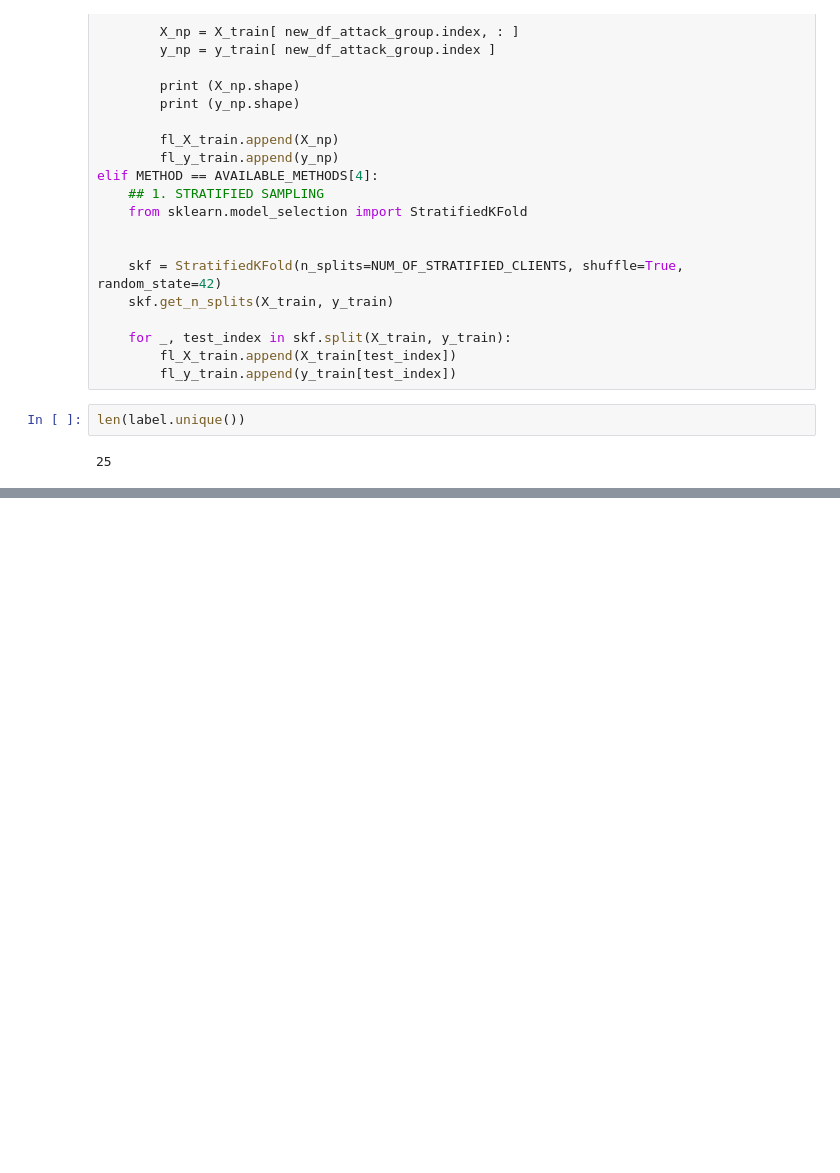
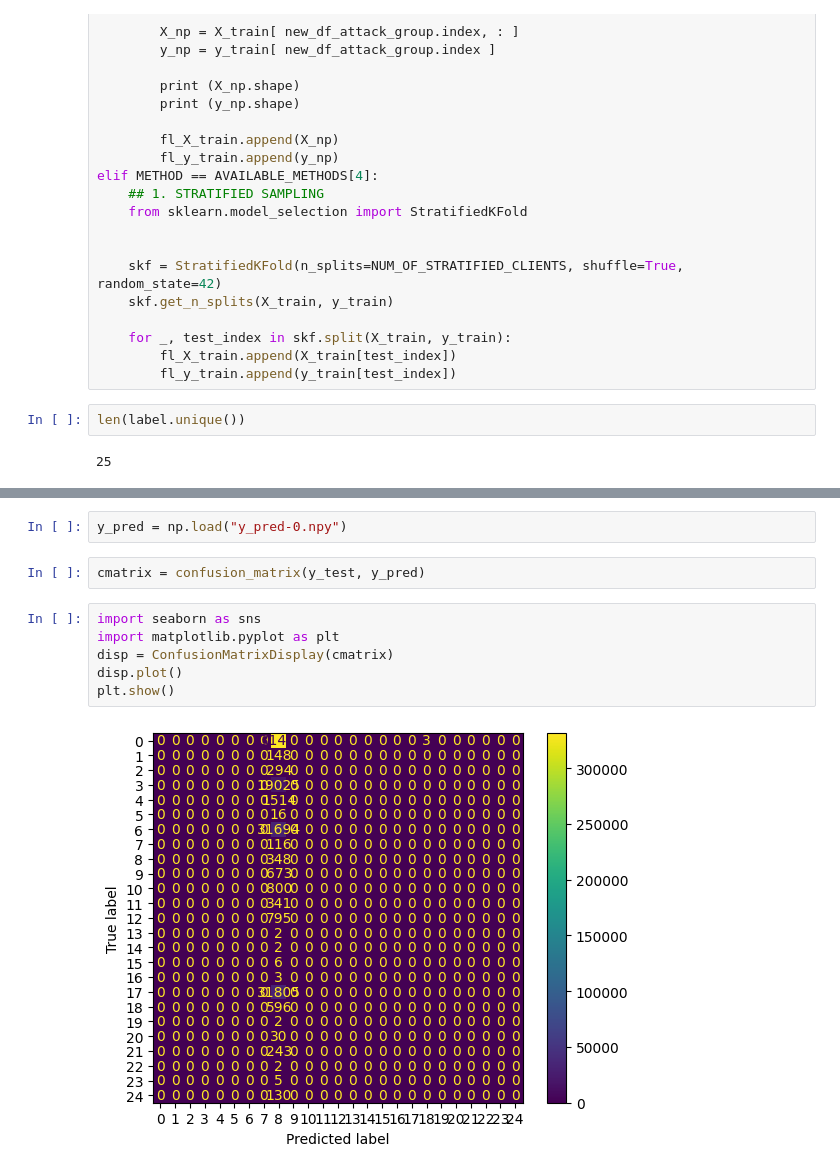
Before and after one commit to pa-legg/federated_learning, a Jupyter notebook: 05-fl_cicids_experimentation.ipynb, the cells around one changed output, grey strips where cells are left out. Cells and saved outputs as stored; diff of their text form; blank space fills up the shorter version.

```diff
--- a/05-fl_cicids_experimentation.ipynb
+++ b/05-fl_cicids_experimentation.ipynb
@@ -341,0 +352,12 @@ UnboundLocalError: local variable 'confusion_matrix' referenced before assignmen
+# %%
+y_pred = np.load("y_pred-0.npy")
+# %%
+cmatrix = confusion_matrix(y_test, y_pred)
+# %%
+import seaborn as sns
+import matplotlib.pyplot as plt
+disp = ConfusionMatrixDisplay(cmatrix)
+disp.plot()
+plt.show()
+# %% [output]
+[figure, added]
```
Also changed, not shown: parts of 1 cell of this notebook.
